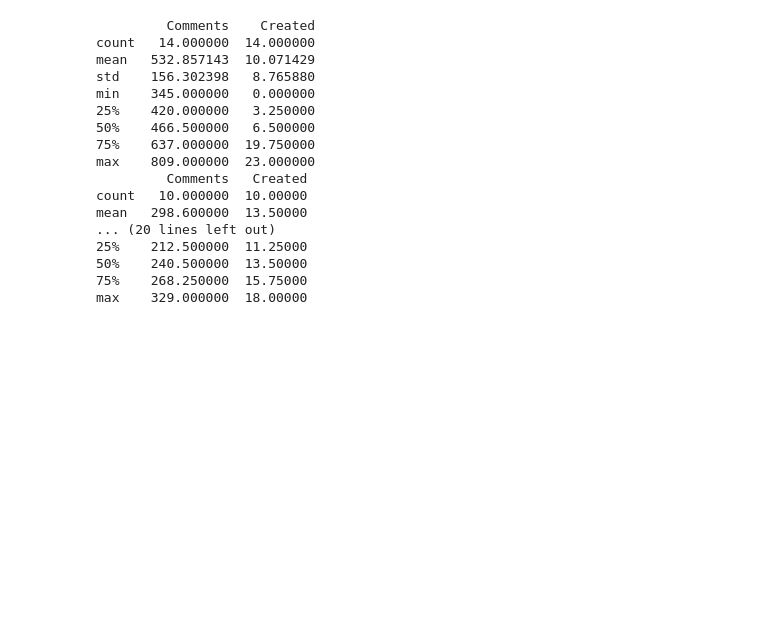
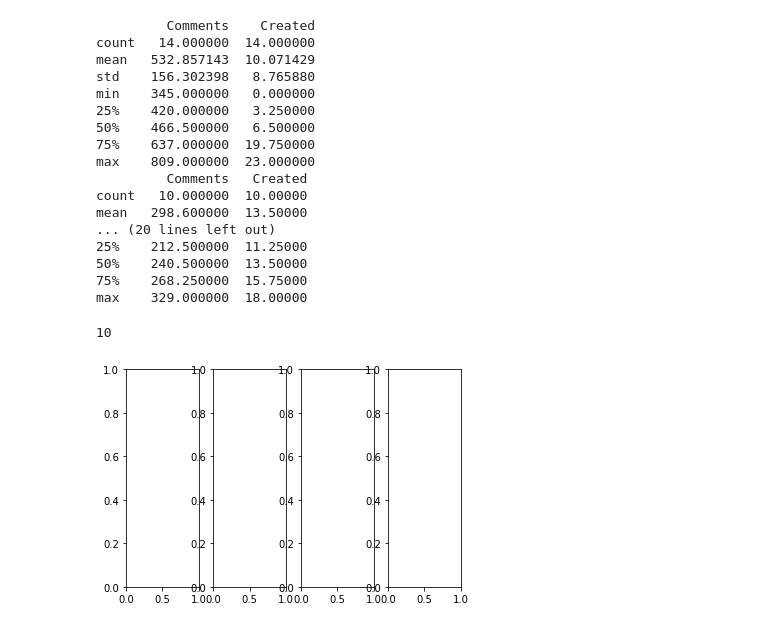
Before and after one commit to Jameshskelton/Simple-Reddit-Scraper, a Jupyter notebook: Scripts/EDA-and-Analysis.ipynb, the cells around one changed output. Cells and saved outputs as stored; diff of their text form; code cells hidden in the pictures; blank space fills up the shorter version.

```diff
--- a/Scripts/EDA-and-Analysis.ipynb
+++ b/Scripts/EDA-and-Analysis.ipynb
@@ -368,3 +376,11 @@ mean   298.600000  13.50000
 50%    240.500000  13.50000
 75%    268.250000  15.75000
 max    329.000000  18.00000
+# %%
+# NEXT STEPS
+# BARCHARTS FOR TTESTS
+fig, ax = plt.subplots(1,4)
+plt.bar()
+# %% [output]
+10
+[figure, added]
```
Also changed, not shown: parts of 15 cells of this notebook, 1 other file.
